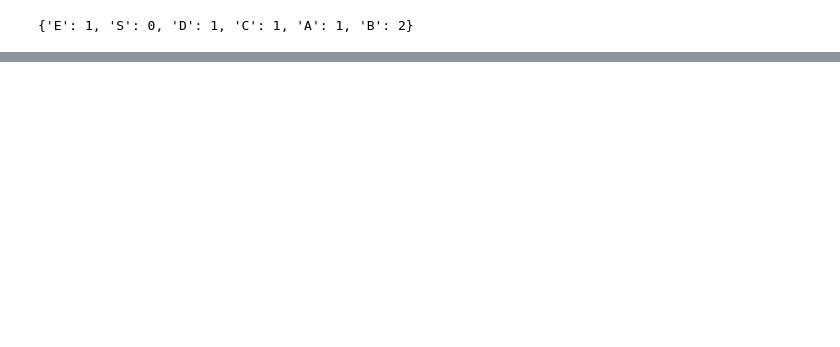
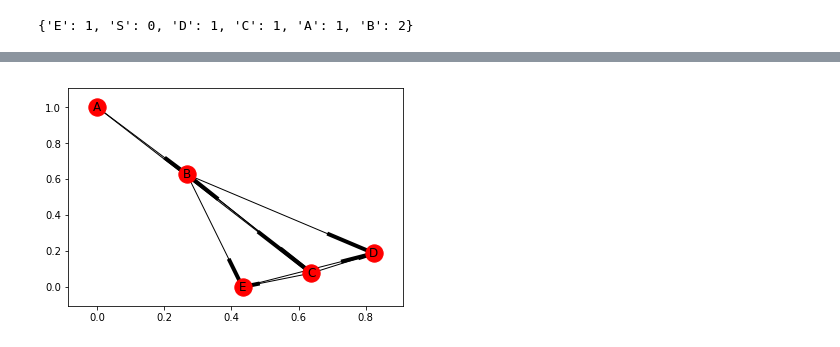
Before and after one commit to mbecker8600/algorithms, a Jupyter notebook: Graph Algorithms.ipynb, the cells around one changed output, grey strips where cells are left out. Drawn from its saved outputs; the diff is of its cells as text; code cells hidden in the pictures; blank space fills up the shorter version.

```diff
--- a/Graph Algorithms.ipynb
+++ b/Graph Algorithms.ipynb
@@ -143,0 +197,16 @@ plt.show()
+# %%
+# figure 4.9
+G = nx.DiGraph()
+G.add_edge('A', 'B', weight=4)
+G.add_edge('A', 'C', weight=1)
+G.add_edge('B', 'C', weight=3)
+G.add_edge('B', 'D', weight=2)
+G.add_edge('B', 'E', weight=3)
+G.add_edge('C', 'B', weight=1)
+G.add_edge('C', 'D', weight=4)
+G.add_edge('C', 'E', weight=5)
+G.add_edge('E', 'D', weight=1)
+nx.draw_networkx(G, with_labels=True)
+plt.show()
+# %% [output]
+[figure, added]
```
Also changed, not shown: parts of 13 cells of this notebook, 3 other files.
